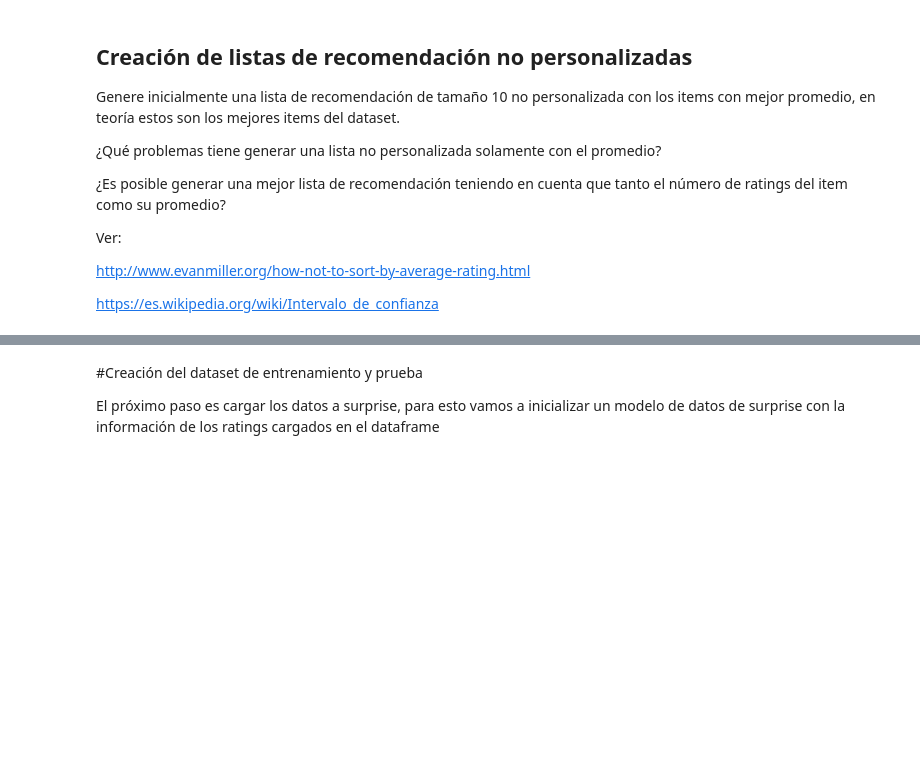
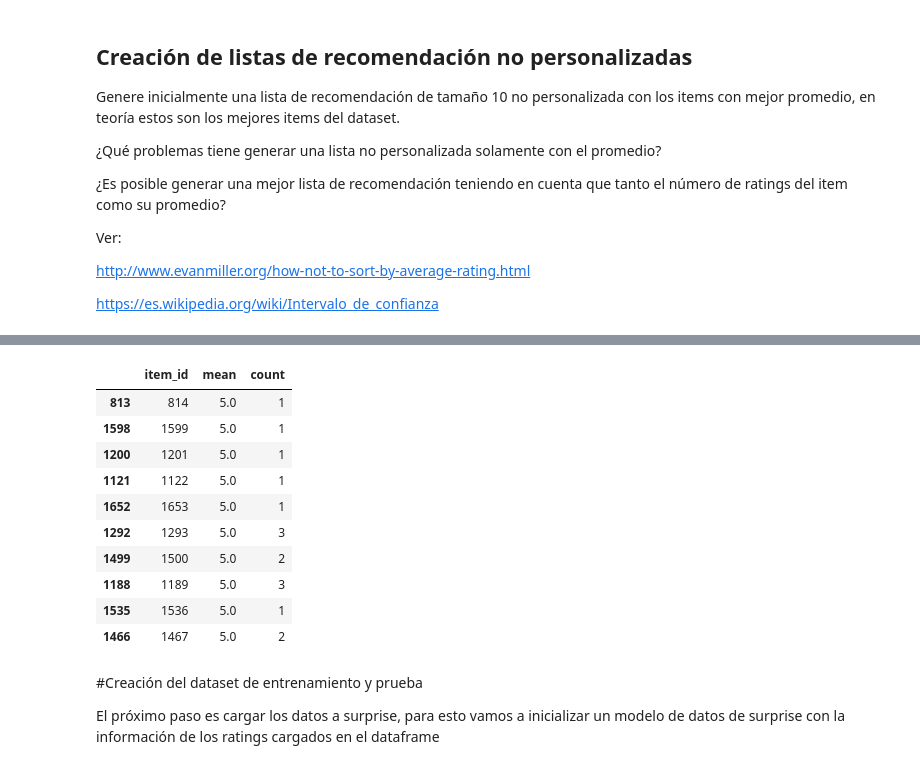
Before and after one commit to AlisonAristizabal/Laboratorio-1-Sistemas-de-Recomendacion, a Jupyter notebook: lab01/MINE4201_SR_Laboratorio_1.ipynb, the cells around one changed output, grey strips where cells are left out. Saved outputs shown, nothing was run; the diff lists cells and outputs as text; code cells hidden in the pictures; blank space fills up the shorter version.

```diff
--- a/lab01/MINE4201_SR_Laboratorio_1.ipynb
+++ b/lab01/MINE4201_SR_Laboratorio_1.ipynb
@@ -223,3 +205,22 @@ https://es.wikipedia.org/wiki/Intervalo_de_confianza
+# %%
+# para responder la primera el top-10 por promedio, varios ítems tienen muy pocas calificaciones, lo que evidencia sesgo por muestra pequeña.
+
+stats2 = ratings.groupby("item_id")["rating"].agg(mean="mean", count="count").reset_index()
+
+top_avg = stats2.sort_values("mean", ascending=False).head(10)
+top_avg
+# %% [output]
+|  | item_id | mean | count |
+| 813 | 814 | 5.0 | 1 |
+| 1598 | 1599 | 5.0 | 1 |
+| 1200 | 1201 | 5.0 | 1 |
+| 1121 | 1122 | 5.0 | 1 |
+| 1652 | 1653 | 5.0 | 1 |
+| 1292 | 1293 | 5.0 | 3 |
+| 1499 | 1500 | 5.0 | 2 |
+| 1188 | 1189 | 5.0 | 3 |
+| 1535 | 1536 | 5.0 | 1 |
+| 1466 | 1467 | 5.0 | 2 |
 # %% [markdown]
 #Creación del dataset de entrenamiento y prueba
 
```
Also changed, not shown: parts of 25 cells of this notebook.
